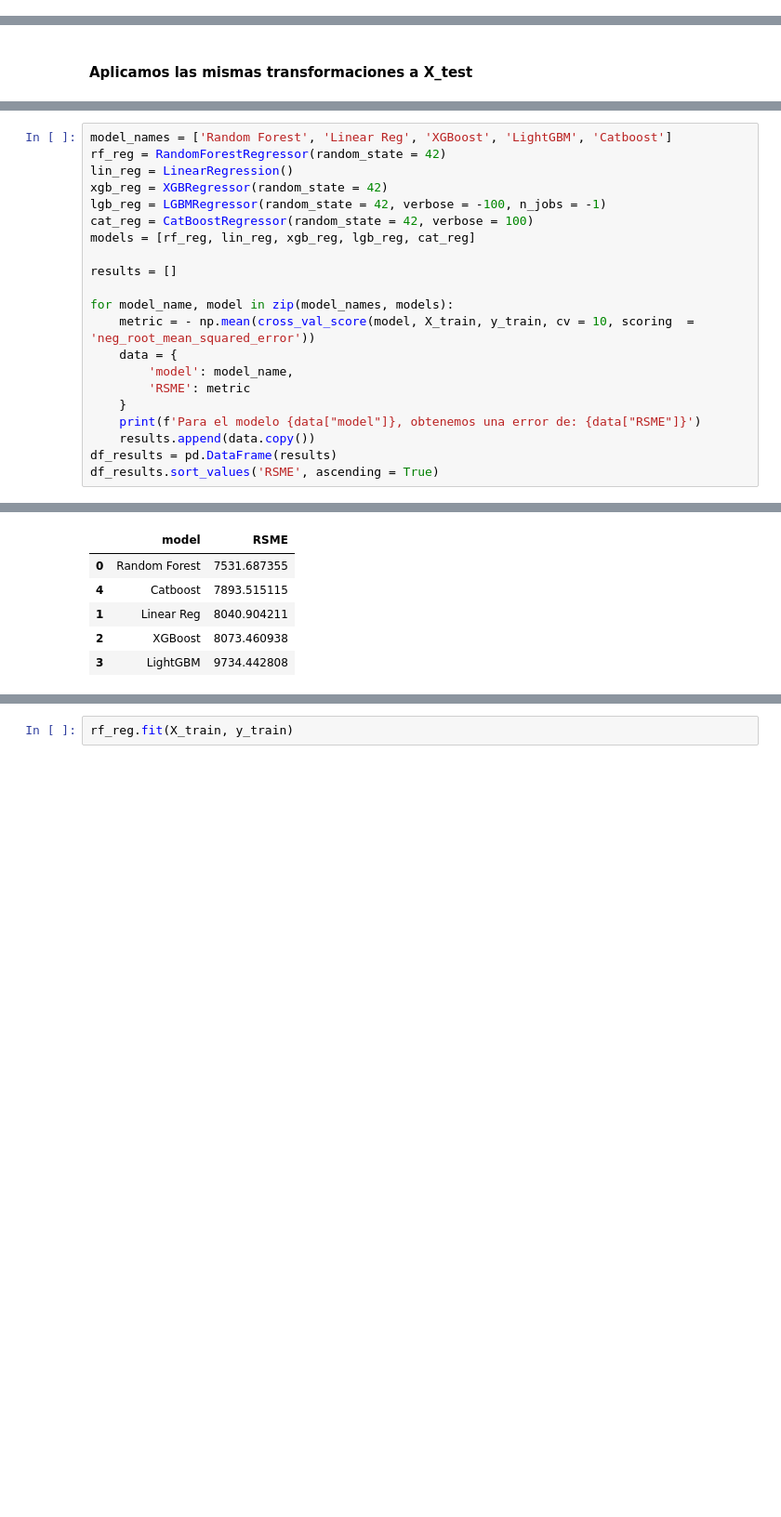
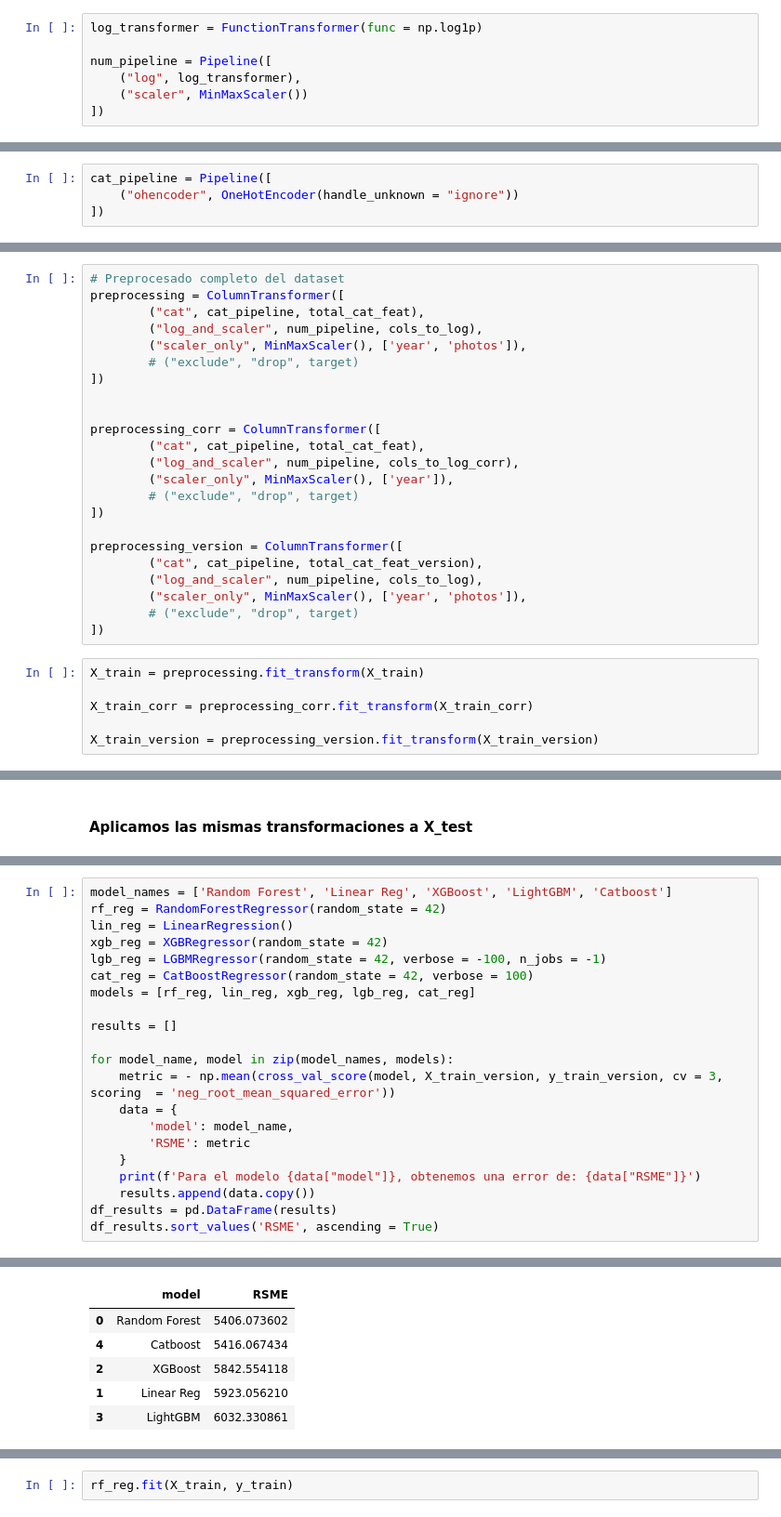
Before and after one commit to mPuchadesdo/ML_Coches-de-segunda-mano, a Jupyter notebook: src/notebooks/data_exploration.ipynb, the cells around one changed output, grey strips where cells are left out. Shown at 93% size. Saved outputs shown, nothing was run; the diff lists cells and outputs as text; blank space fills up the shorter version.

```diff
--- a/src/notebooks/data_exploration.ipynb
+++ b/src/notebooks/data_exploration.ipynb
@@ -830,3 +839,10 @@ X_train.head()
+# %%
+log_transformer = FunctionTransformer(func = np.log1p)
+
+num_pipeline = Pipeline([
+    ("log", log_transformer),
+    ("scaler", MinMaxScaler())
+])
 # %% [markdown]
 ### Categóricas
 
@@ -842,0 +850,4 @@ X_train = ohencoder.fit_transform(X_train[total_cat_feat])
+# %%
+cat_pipeline = Pipeline([
+    ("ohencoder", OneHotEncoder(handle_unknown = "ignore"))
+])
@@ -843,2 +862,31 @@ X_train = ohencoder.fit_transform(X_train[total_cat_feat])
+# %%
+# Preprocesado completo del dataset
+preprocessing = ColumnTransformer([
+        ("cat", cat_pipeline, total_cat_feat),
+        ("log_and_scaler", num_pipeline, cols_to_log),
+        ("scaler_only", MinMaxScaler(), ['year', 'photos']),
+        # ("exclude", "drop", target)
+])
+
+
+preprocessing_corr = ColumnTransformer([
+        ("cat", cat_pipeline, total_cat_feat),
+        ("log_and_scaler", num_pipeline, cols_to_log_corr),
+        ("scaler_only", MinMaxScaler(), ['year']),
+        # ("exclude", "drop", target)
+])
+
+preprocessing_version = ColumnTransformer([
+        ("cat", cat_pipeline, total_cat_feat_version),
+        ("log_and_scaler", num_pipeline, cols_to_log),
+        ("scaler_only", MinMaxScaler(), ['year', 'photos']),
+        # ("exclude", "drop", target)
+])
+# %%
+X_train = preprocessing.fit_transform(X_train)
+
+X_train_corr = preprocessing_corr.fit_transform(X_train_corr)
+
+X_train_version = preprocessing_version.fit_transform(X_train_version)
 # %%
 print('Las dimensiones finales de X_train son:', X_train.shape)
@@ -868,7 +931,7 @@ models = [rf_reg, lin_reg, xgb_reg, lgb_reg, cat_reg]
 results = []
 
 for model_name, model in zip(model_names, models):
-    metric = - np.mean(cross_val_score(model, X_train, y_train, cv = 10, scoring  = 'neg_root_mean_squared_error'))
+    metric = - np.mean(cross_val_score(model, X_train_version, y_train_version, cv = 3, scoring  = 'neg_root_mean_squared_error'))
     data = {
         'model': model_name,
         'RSME': metric
@@ -901,6 +964,6 @@ Para el modelo Catboost, obtenemos una error de: 7893.5151154084115
 |  | model | RSME |
-| 0 | Random Forest | 7531.687355 |
-| 4 | Catboost | 7893.515115 |
-| 1 | Linear Reg | 8040.904211 |
-| 2 | XGBoost | 8073.460938 |
-| 3 | LightGBM | 9734.442808 |
+| 0 | Random Forest | 5406.073602 |
+| 4 | Catboost | 5416.067434 |
+| 2 | XGBoost | 5842.554118 |
+| 1 | Linear Reg | 5923.056210 |
+| 3 | LightGBM | 6032.330861 |
```
Also changed, not shown: parts of 32 cells of this notebook, 4 other files.
